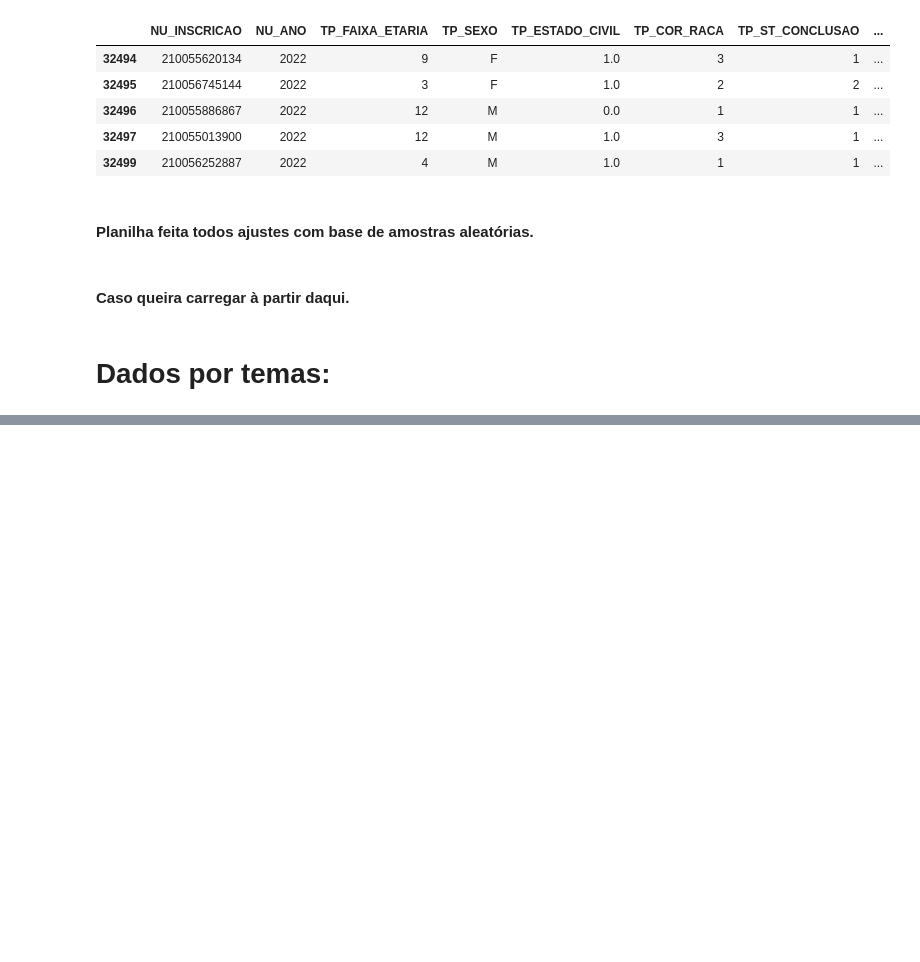
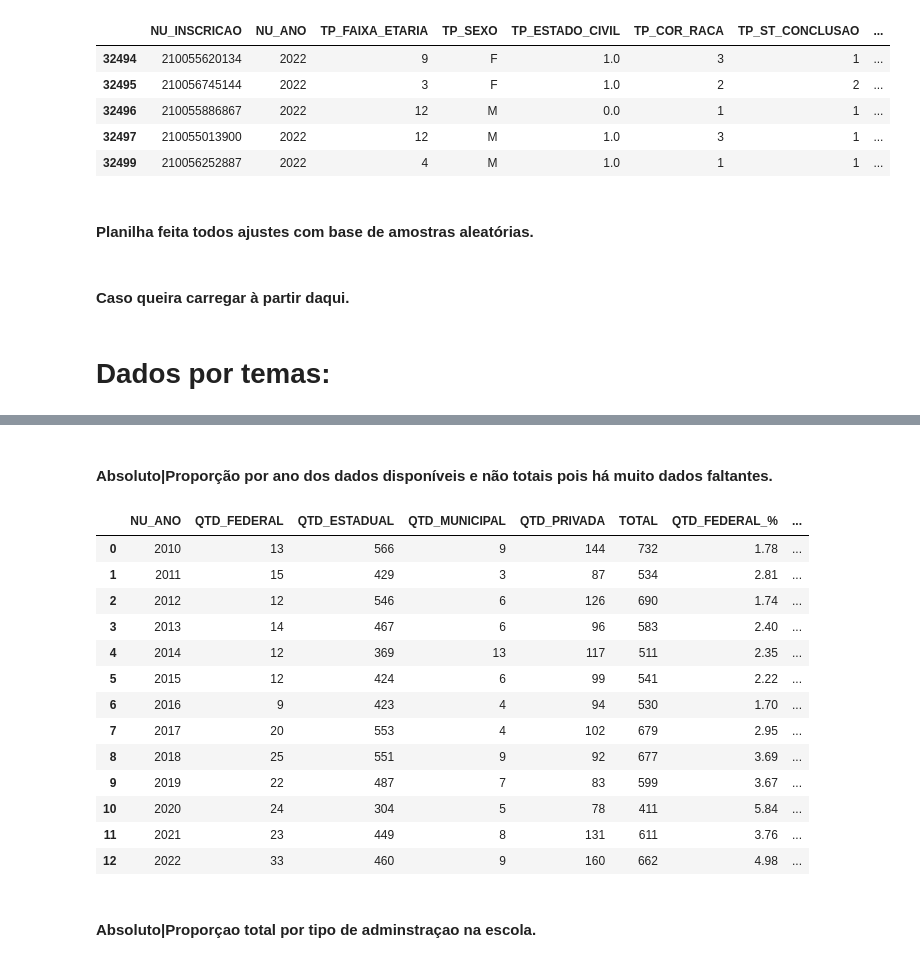
Before and after one commit to Bruno-Santana-Eco/Analise-de-Dados-ENEM, a Jupyter notebook: DataPrep2.ipynb, the cells around one changed output, grey strips where cells are left out. Saved outputs shown, nothing was run; the diff lists cells and outputs as text; code cells hidden in the pictures; blank space fills up the shorter version.

```diff
--- a/DataPrep2.ipynb
+++ b/DataPrep2.ipynb
@@ -480,0 +873,5 @@ df_enem = pd.read_excel('D:\Repositório GIT\Projetos\Analise-de-Dados-ENEM\Data
+# %%
+geral4 = df_enem.groupby(['NU_ANO', 'TP_SEXO'])['NU_INSCRICAO'].count().reset_index()
+geral4 = geral4.pivot(index='NU_ANO', columns='TP_SEXO', values='NU_INSCRICAO').reset_index()
+geral4.columns = ['NU_ANO', 'QTD_FEM','QTD_MASC']
+geral4.head(13)
@@ -480,0 +895,3 @@ df_enem = pd.read_excel('D:\Repositório GIT\Projetos\Analise-de-Dados-ENEM\Data
+# %%
+geral4_pct = geral4[['QTD_FEM','QTD_MASC']]
+geral4_pct.head(13)
@@ -480,0 +913,11 @@ df_enem = pd.read_excel('D:\Repositório GIT\Projetos\Analise-de-Dados-ENEM\Data
+# %%
+soma_total = geral4_pct.sum(axis=1)
+
+# Iterar sobre as colunas e criar as colunas percentuais automaticamente
+for coluna in geral4_pct.columns:
+    if coluna.startswith('QTD_'):  # Certifica-se de que estamos lidando apenas com as colunas relevantes
+        coluna_percentual = coluna + '_%'
+        proporcao_coluna = geral4_pct[coluna] / soma_total
+        geral4_pct[coluna_percentual] = (proporcao_coluna * 100).round(2)
+
+geral4_pct.head(13)
@@ -480,0 +1021,6 @@ df_enem = pd.read_excel('D:\Repositório GIT\Projetos\Analise-de-Dados-ENEM\Data
+# %%
+geral5 = df_enem.groupby(['NU_ANO', 'TP_DEPENDENCIA_ADM_ESC'])['NU_INSCRICAO'].count().reset_index()
+geral5 = geral5.pivot(index='NU_ANO', columns='TP_DEPENDENCIA_ADM_ESC', values='NU_INSCRICAO').reset_index()
+geral5.columns = ['NU_ANO', 'QTD_FEDERAL', 'QTD_ESTADUAL', 'QTD_MUNICIPAL', 'QTD_PRIVADA']
+geral5 = geral5.fillna(0).astype(int) #Possui dados faltantes
+geral5.head(13)
@@ -480,0 +1042,29 @@ df_enem = pd.read_excel('D:\Repositório GIT\Projetos\Analise-de-Dados-ENEM\Data
+# %% [markdown]
+#### Absoluto|Proporção por ano dos dados disponíveis e não totais pois há muito dados faltantes.
+# %%
+geral5['TOTAL'] = geral5['QTD_FEDERAL'] + geral5['QTD_ESTADUAL'] + geral5['QTD_MUNICIPAL'] + geral5['QTD_PRIVADA']
+
+for tipo in ['FEDERAL', 'ESTADUAL', 'MUNICIPAL', 'PRIVADA']:
+    coluna_qtd = f'QTD_{tipo}'
+    coluna_percentual = f'QTD_{tipo}_%'
+
+    geral5[coluna_percentual] = ((geral5[coluna_qtd] / geral5['TOTAL']) * 100).round(2)
+
+geral5.head(13)
+# %% [output]
+|  | NU_ANO | QTD_FEDERAL | QTD_ESTADUAL | QTD_MUNICIPAL | QTD_PRIVADA | TOTAL | QTD_FEDERAL_% | ... |
+| 0 | 2010 | 13 | 566 | 9 | 144 | 732 | 1.78 | ... |
+| 1 | 2011 | 15 | 429 | 3 | 87 | 534 | 2.81 | ... |
+| 2 | 2012 | 12 | 546 | 6 | 126 | 690 | 1.74 | ... |
+| 3 | 2013 | 14 | 467 | 6 | 96 | 583 | 2.40 | ... |
+| 4 | 2014 | 12 | 369 | 13 | 117 | 511 | 2.35 | ... |
+| 5 | 2015 | 12 | 424 | 6 | 99 | 541 | 2.22 | ... |
+| 6 | 2016 | 9 | 423 | 4 | 94 | 530 | 1.70 | ... |
+| 7 | 2017 | 20 | 553 | 4 | 102 | 679 | 2.95 | ... |
+| 8 | 2018 | 25 | 551 | 9 | 92 | 677 | 3.69 | ... |
+| 9 | 2019 | 22 | 487 | 7 | 83 | 599 | 3.67 | ... |
+| 10 | 2020 | 24 | 304 | 5 | 78 | 411 | 5.84 | ... |
+| 11 | 2021 | 23 | 449 | 8 | 131 | 611 | 3.76 | ... |
+| 12 | 2022 | 33 | 460 | 9 | 160 | 662 | 4.98 | ... |
+# %% [markdown]
+#### Absoluto|Proporçao total por tipo de adminstraçao na escola.
```
Also changed, not shown: parts of 161 cells of this notebook.
